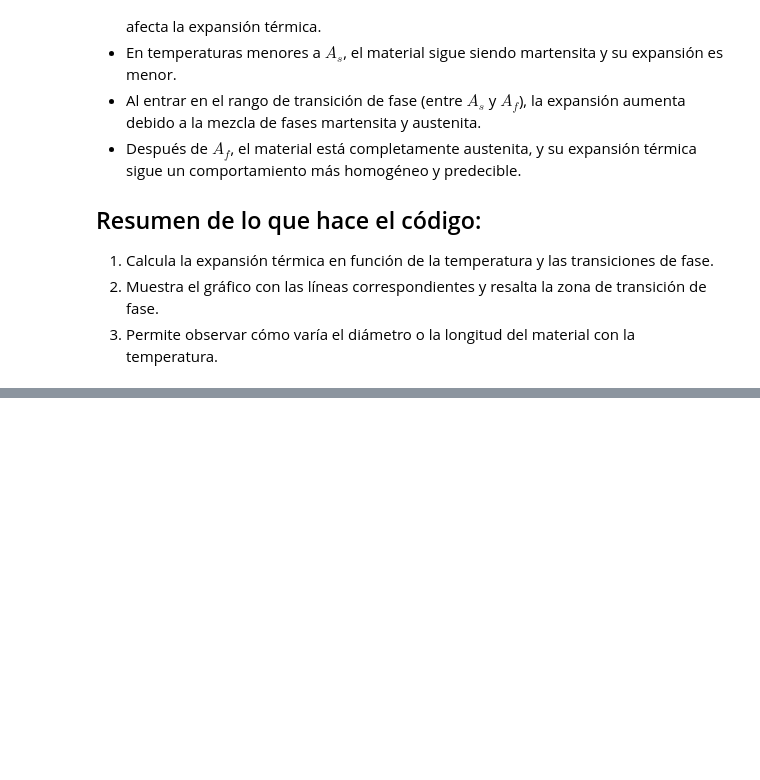
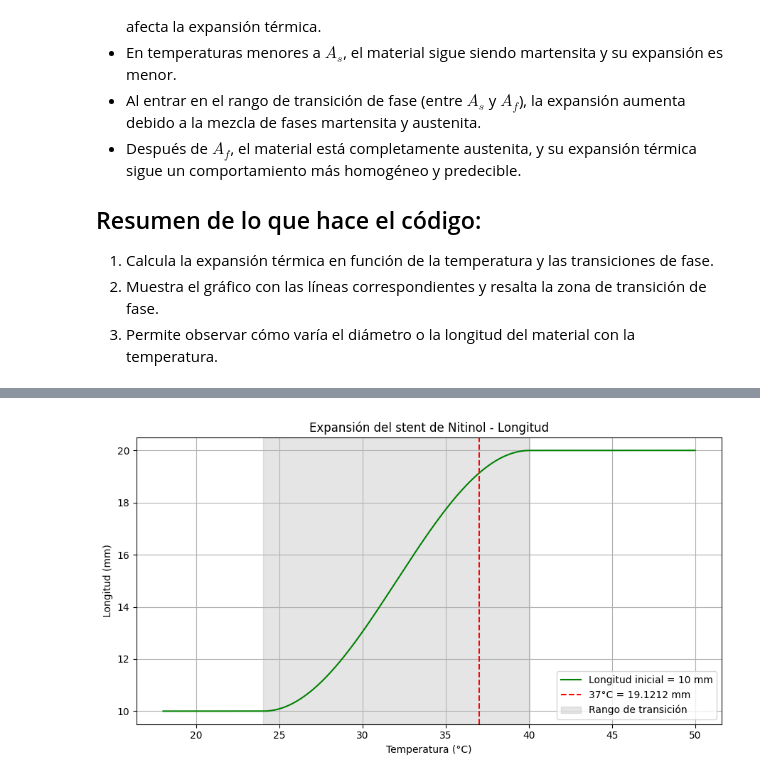
Before and after one commit to JuliaArellano/Trabajo_Fin_Grado_GIS, a Jupyter notebook: Viabilidad/Modelo_computacional.ipynb, the cells around one changed output, grey strips where cells are left out. Saved outputs shown, nothing was run; the diff lists cells and outputs as text; code cells hidden in the pictures; blank space fills up the shorter version.

```diff
--- a/Viabilidad/Modelo_computacional.ipynb
+++ b/Viabilidad/Modelo_computacional.ipynb
@@ -128,0 +148,5 @@ def expansion(tipo, T_min, T_max, D_inicial, As, Af, alpha_m, alpha_a):
+# %%
+# Llamada a la función para la longitud
+expansion(tipo="longitud", T_min=18, T_max=50, D_inicial=10, As=24.028, Af=40.060, alpha_m=6.6e-6, alpha_a=11e-6)
+# %% [output]
+[figure, added]
```
Also changed, not shown: parts of 2 cells of this notebook.
